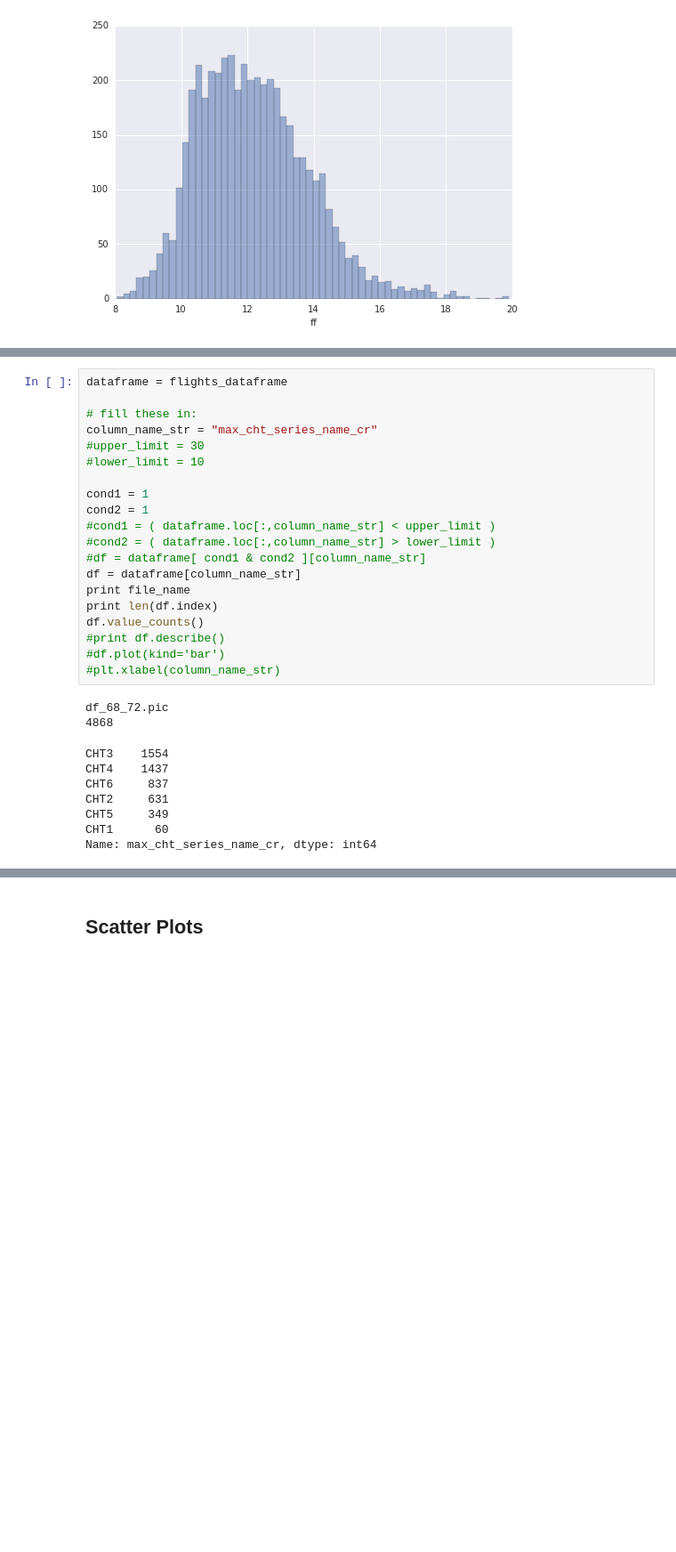
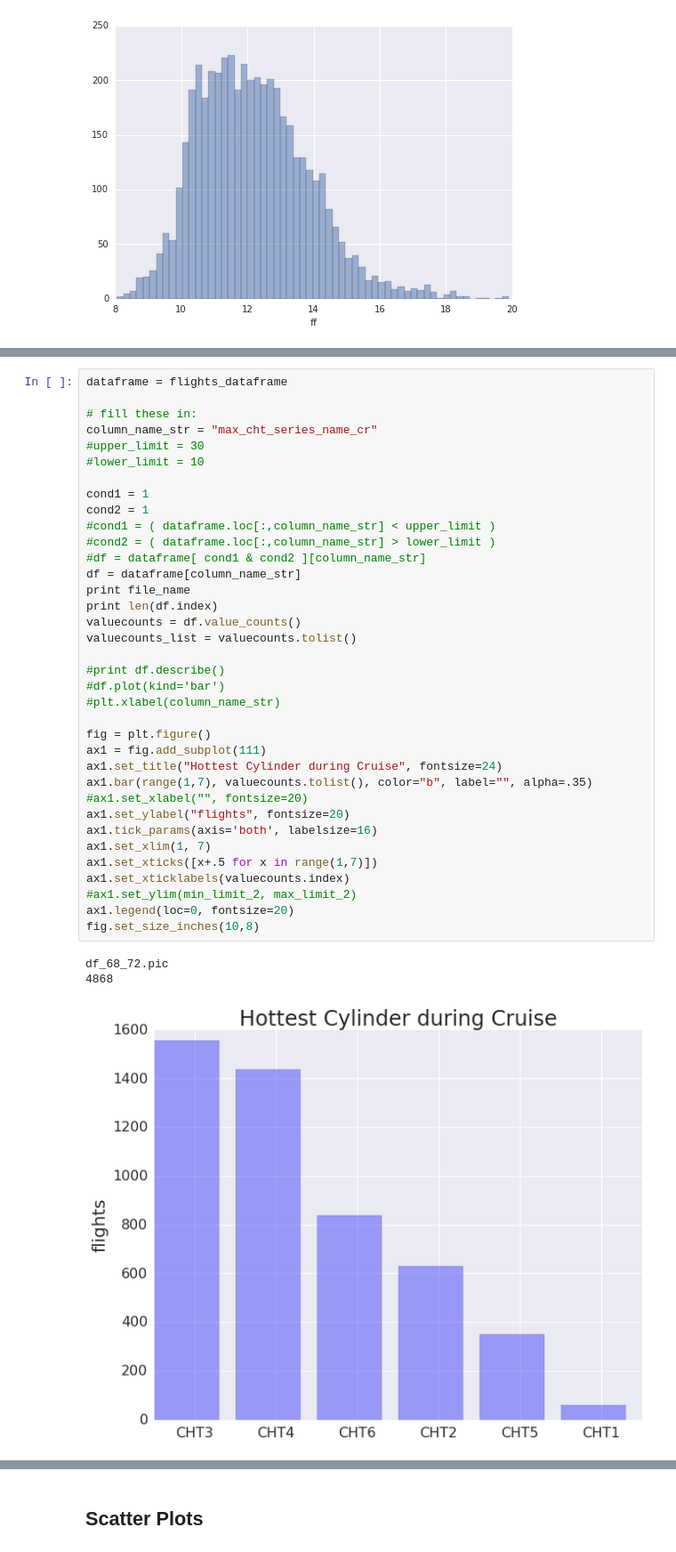
Before and after one commit to danklynn/sa-public, a Jupyter notebook: visualize C-182 Skylane - Lyc IO-540-AB1A5.ipynb, the cells around one changed output, grey strips where cells are left out. Shown: that part at 89% size. Saved outputs shown, nothing was run; the diff lists cells and outputs as text; blank space fills up the shorter version.

```diff
--- a/visualize C-182 Skylane - Lyc IO-540-AB1A5.ipynb
+++ b/visualize C-182 Skylane - Lyc IO-540-AB1A5.ipynb
@@ -489,33 +490,43 @@ Name: ff, dtype: float64
 # %%
 dataframe = flights_dataframe
 
 # fill these in:
 column_name_str = "max_cht_series_name_cr"
 #upper_limit = 30
 #lower_limit = 10
 
 cond1 = 1
 cond2 = 1
 #cond1 = ( dataframe.loc[:,column_name_str] < upper_limit )
 #cond2 = ( dataframe.loc[:,column_name_str] > lower_limit )
 #df = dataframe[ cond1 & cond2 ][column_name_str]
 df = dataframe[column_name_str]
 print file_name
 print len(df.index)
-df.value_counts()
+valuecounts = df.value_counts()
+valuecounts_list = valuecounts.tolist()
+
 #print df.describe()
 #df.plot(kind='bar')
 #plt.xlabel(column_name_str)
+
+fig = plt.figure()
+ax1 = fig.add_subplot(111)
+ax1.set_title("Hottest Cylinder during Cruise", fontsize=24)
+ax1.bar(range(1,7), valuecounts.tolist(), color="b", label="", alpha=.35)
+#ax1.set_xlabel("", fontsize=20)
+ax1.set_ylabel("flights", fontsize=20)
+ax1.tick_params(axis='both', labelsize=16)
+ax1.set_xlim(1, 7)
+ax1.set_xticks([x+.5 for x in range(1,7)])
+ax1.set_xticklabels(valuecounts.index)
+#ax1.set_ylim(min_limit_2, max_limit_2)
+ax1.legend(loc=0, fontsize=20)
+fig.set_size_inches(10,8)
 # %% [output]
 df_68_72.pic
 4868
-CHT3    1554
-CHT4    1437
-CHT6     837
-CHT2     631
-CHT5     349
-CHT1      60
-Name: max_cht_series_name_cr, dtype: int64
+[figure, added]
 # %%
 df = flights_dataframe
 print len(df.index)
```
Also changed, not shown: parts of 24 cells of this notebook.
